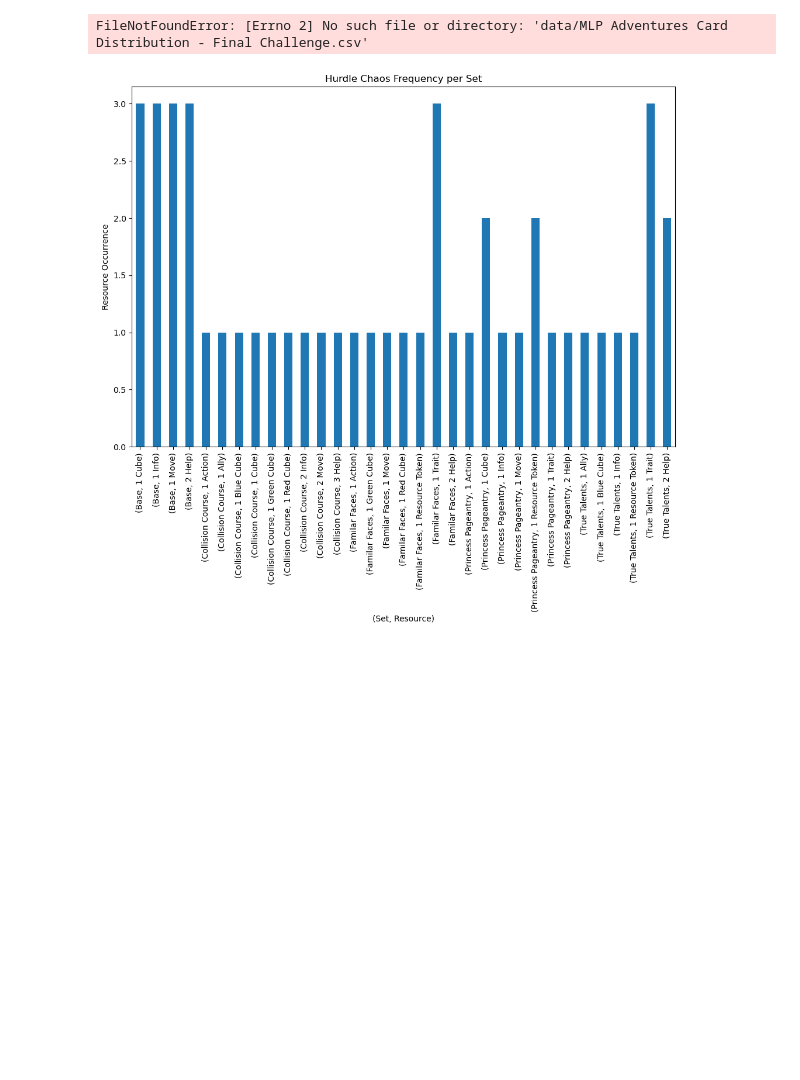
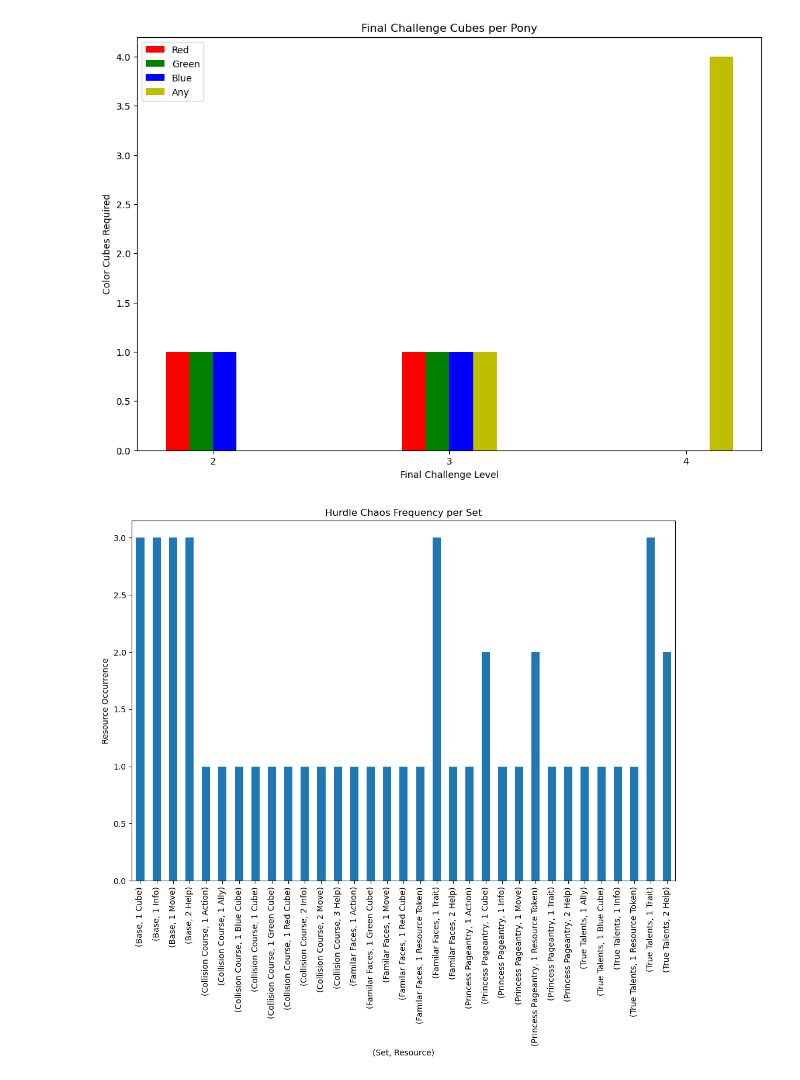
Before and after one commit to XBigTK13X/jupyter-mlp-aie, a Jupyter notebook: MLP.ipynb, the cells around one changed output. Cells and saved outputs as stored; diff of their text form; code cells hidden in the pictures; blank space fills up the shorter version.

```diff
--- a/MLP.ipynb
+++ b/MLP.ipynb
@@ -5,14 +5,20 @@ import math
 plotlib.rcParams['figure.figsize'] = [12, 8]
 plotlib.rcParams['figure.dpi'] = 100 # 200 e.g. is really fine, but slower
 
-def parse_mlp(cell):
+def parse_mlp(cell,parsing='amount'):
     amounts = []
     kinds = []
     if cell == None or cell == "":
         return None,None
     and_parts = cell.split(', ')
     for part in and_parts:
-        amount,kind = part.split(' ',1)
+        amount = 0
+        kind = "None"
+        if parsing != 'amount':
+            amount = 1
+            kind = part
+        else:
+            amount,kind = part.split(' ',1)
         amounts.append(int(amount))
         kinds.append(kind)
 
@@ -46,35 +52,35 @@ for index,row in challenges.iterrows():
         kind = kinds[ii]
         levels[row['Level']]['red'].append(amount if kind == 'Red Cube' else 0)
         levels[row['Level']]['green'].append(amount if kind == 'Green Cube' else 0)
         levels[row['Level']]['blue'].append(amount if kind == 'Blue Cube' else 0)
         levels[row['Level']]['any'].append(amount if kind == 'Cube' else 0)
 
 data_levels = challenges['Level'].unique().tolist()
 reds = []
 greens = []
 blues = []
 anys = []
 for level in data_levels:
     reds.append(math.ceil(sum(levels[level]['red'])/len(levels[level]['red'])))
     greens.append(math.ceil(sum(levels[level]['green'])/len(levels[level]['green'])))
     blues.append(math.ceil(sum(levels[level]['blue'])/len(levels[level]['blue'])))
     anys.append(math.ceil(sum(levels[level]['any'])/len(levels[level]['any'])))
 
 bar_width = 0.1
 
 plotlib.figure()
 plotlib.title('Final Challenge Cubes per Pony')
 plotlib.bar([x - .15 for x in data_levels],reds,label="Red",color='r',width=bar_width)
 plotlib.bar([x - .05 for x in data_levels],greens,label="Green",color='g',width=bar_width)
 plotlib.bar([x + .05 for x in data_levels],blues,label='Blue',color='b',width=bar_width)
-plotlib.bar([x + .15 for x in data_levels],anys,label='Any',color='k',width=bar_width)
+plotlib.bar([x + .15 for x in data_levels],anys,label='Any',color='y',width=bar_width)
 plotlib.legend(loc='best')
 plotlib.xticks([2, 3, 4])
 plotlib.xlabel('Final Challenge Level')
 plotlib.ylabel('Color Cubes Required')
 plotlib.show()
 # %% [output]
-FileNotFoundError: [Errno 2] No such file or directory: 'data/MLP Adventures Card Distribution - Final Challenge.csv'
+[figure, added]
 # %%
 hurdles = pandas.read_csv('MLP/data/MLP Adventures Card Distribution - Hurdle.csv')
 plotlib.figure()
```
Also changed, not shown: parts of 7 cells of this notebook, 1 other file.
